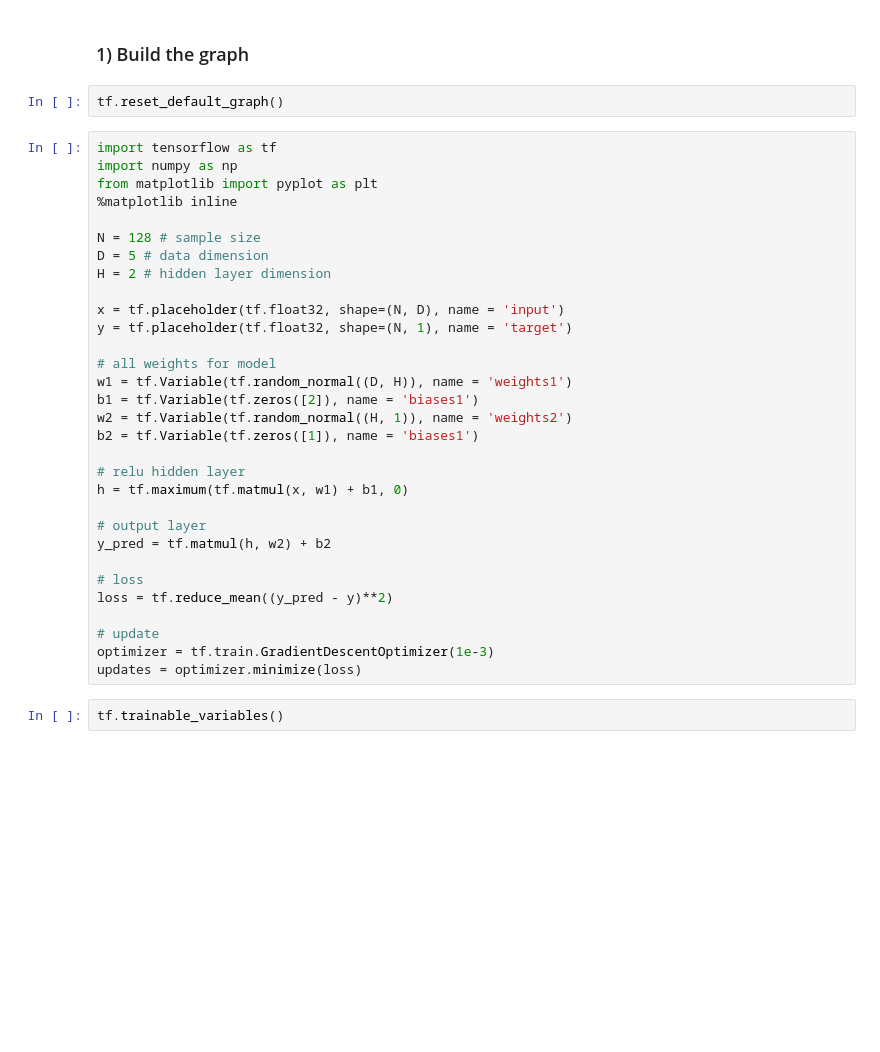
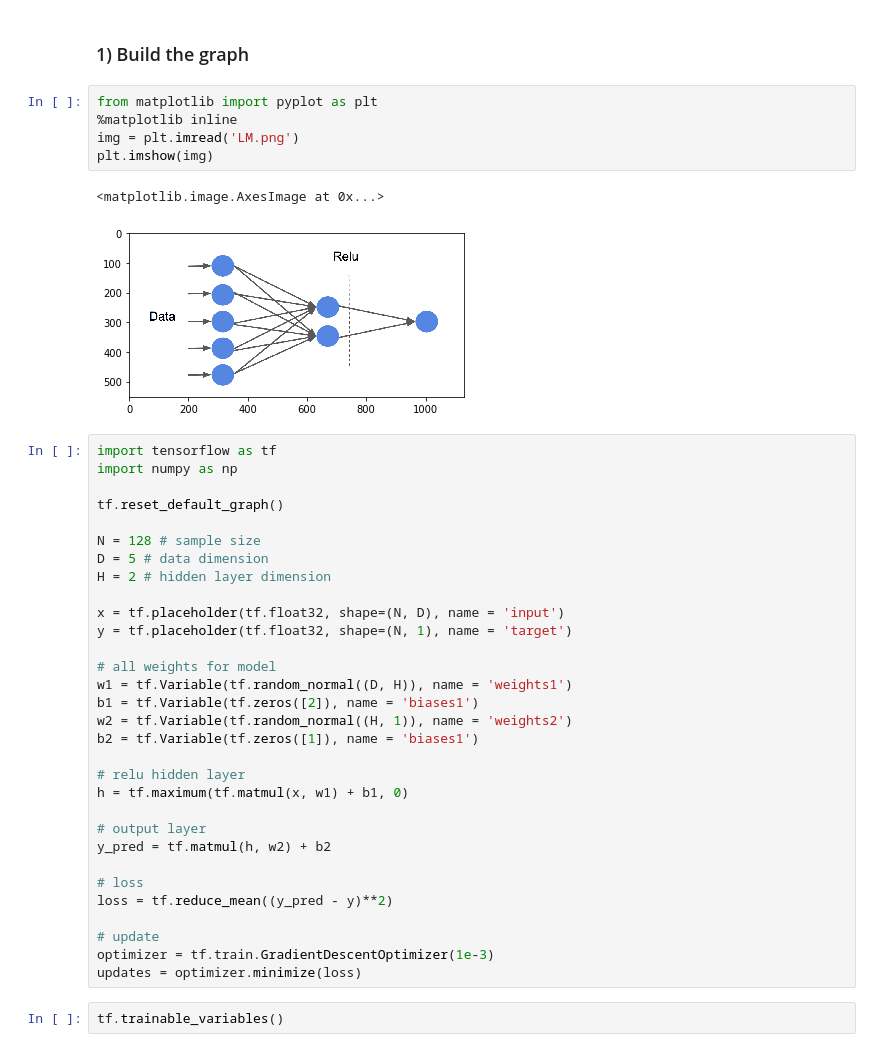
Before and after one commit to aaxwaz/Deep-Learning-Workshop-For-Image-Classification, a Jupyter notebook: TensorFlow_basic_CNN.ipynb, the cells around one changed output. Drawn from its saved outputs; the diff is of its cells as text; blank space fills up the shorter version.

```diff
--- a/TensorFlow_basic_CNN.ipynb
+++ b/TensorFlow_basic_CNN.ipynb
@@ -35,13 +35,19 @@
 4) tf.train* subclasses: Optimizer base classes that compute gradients for a loss and apply gradients to variables. Such as tf.train.GradientDescentOptimizer, tf.train.AdadeltaOptimizer, etc.
 # %% [markdown]
 ### 1) Build the graph
-# %%
-tf.reset_default_graph()
+# %%
+from matplotlib import pyplot as plt
+%matplotlib inline
+img = plt.imread('LM.png')
+plt.imshow(img)
+# %% [output]
+<matplotlib.image.AxesImage at 0x...>
+[figure, added]
 # %%
 import tensorflow as tf
 import numpy as np
-from matplotlib import pyplot as plt
-%matplotlib inline
+
+tf.reset_default_graph()
 
 N = 128 # sample size
 D = 5 # data dimension
```
Also changed, not shown: parts of 20 cells of this notebook.
